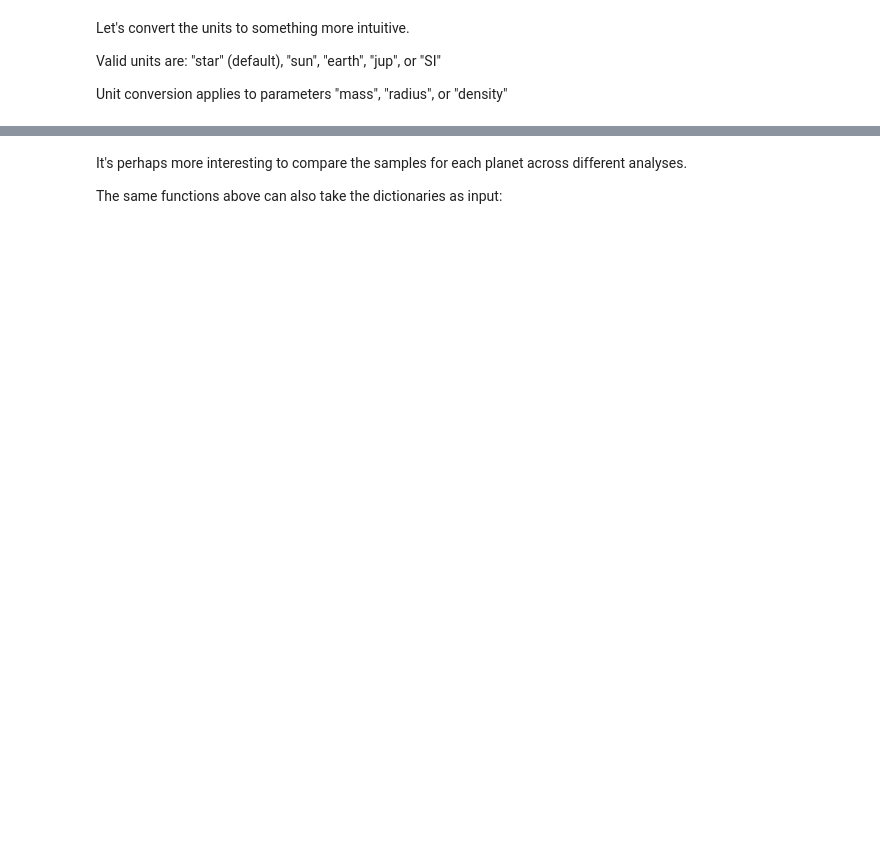
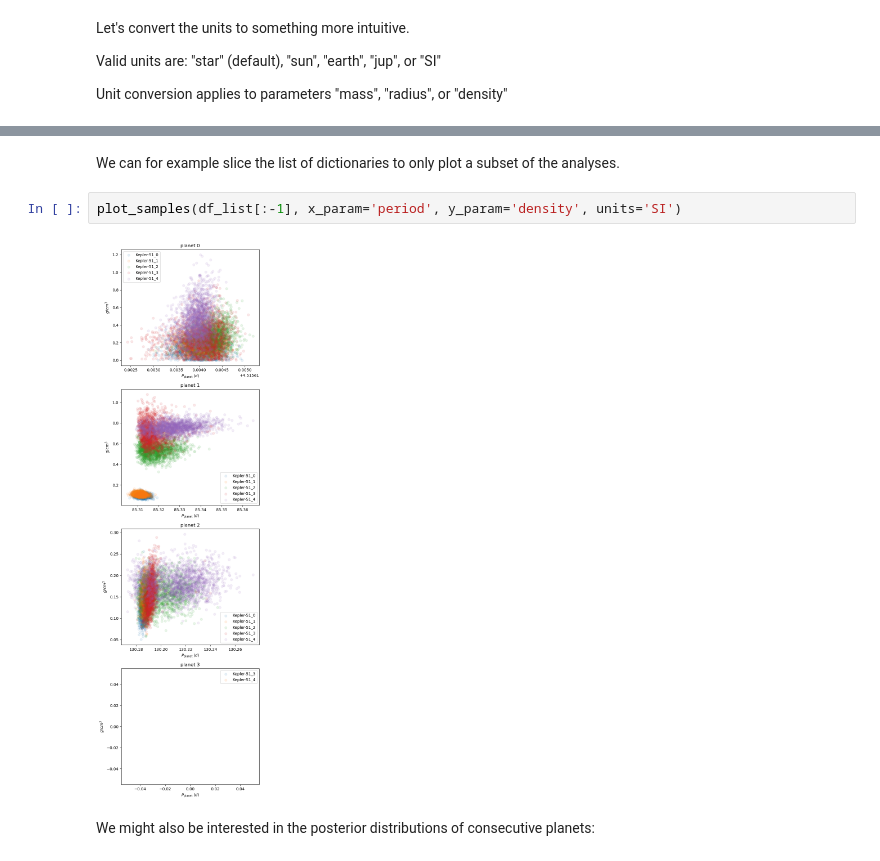
Before and after one commit to adleleu/resonantstate, a Jupyter notebook: nbs/notebook_obs_analysis.ipynb, the cells around one changed output, grey strips where cells are left out. Cells and saved outputs as stored; diff of their text form; blank space fills up the shorter version.

```diff
--- a/nbs/notebook_obs_analysis.ipynb
+++ b/nbs/notebook_obs_analysis.ipynb
@@ -181,5 +167,9 @@ plot_samples(analysis1, x_param='mass', y_param='ecc', nb_planets=n_planets, uni
-# %% [markdown]
-It's perhaps more interesting to compare the samples for each planet across different analyses.
-
-The same functions above can also take the dictionaries as input:
+# %% [markdown]
+We can for example slice the list of dictionaries to only plot a subset of the analyses.
+# %%
+plot_samples(df_list[:-1], x_param='period', y_param='density', units='SI')
+# %% [output]
+[figure, added]
+# %% [markdown]
+We might also be interested in the posterior distributions of consecutive planets:
 # %%
```
Also changed, not shown: parts of 39 cells of this notebook, 2 other files.
